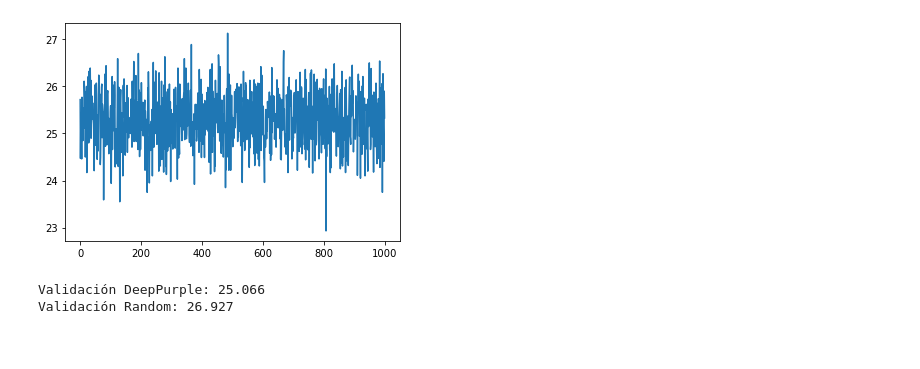
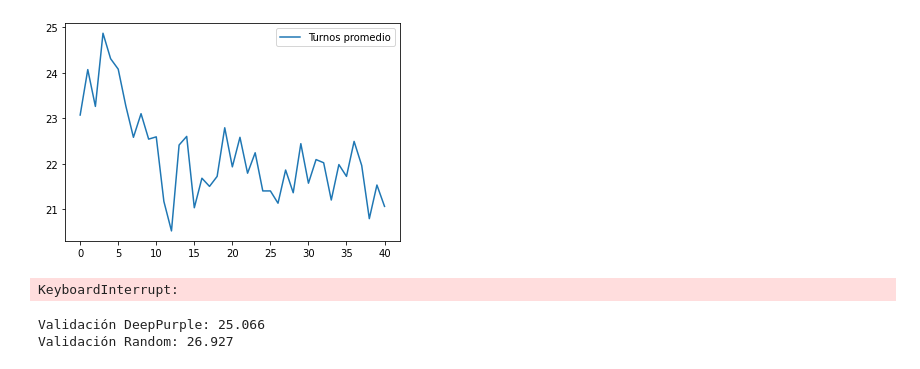
Before and after one commit to IgnacioPardo/TP1_IAN, a Jupyter notebook: training_.ipynb, the cells around one changed output. Cells and saved outputs as stored; diff of their text form; code cells hidden in the pictures.

Commit message:
nuevo agente

```diff
--- a/training_.ipynb
+++ b/training_.ipynb
@@ -1,24 +0,0 @@
-# %%
-# Crear una instancia del ambiente
-import numpy as np
-import matplotlib.pyplot as plt
-from agente import AgenteQLearning
-from ambiente import AmbienteDiezMil
-seed = 42
-np.random.seed(seed)
-
-ambiente = AmbienteDiezMil()
-
-# Crear un agente de Q-learning
-agente = AgenteQLearning(ambiente)
-episodios = 1000
-
-# Entrenar al agente con un número de episodios
-vals = list(agente.entrenar(episodios, validate=True, verbose=True))
-# agente.guardar_politica(f"politica_{episodios}.csv")
-
-if len(vals) > 10:
-    fig, ax = plt.subplots()
-    ax.plot(vals)
-# %% [output]
-[figure, removed]
@@ -25,3 +10,33 @@ if len(vals) > 10:
+# %%
+# Inicialización del gráfico
+plt.ion()  # Activa el modo interactivo
+seed = 42
+np.random.seed(seed)
+
+ambiente = AmbienteDiezMil()
+
+# Crear un agente de Q-learning
+agente = AgenteQLearning(ambiente, alpha=0.001, gamma=0.1, epsilon=0.05)
+episodios = 1000
+epochs = 1000
+
+vals = []
+
+# Entrenar al agente con un número de episodios
+for _ in tqdm(range(epochs)):
+    agente.entrenar(episodios, verbose=False)
+    validador = Validador(ambiente)
+    if _ % 10 == 0:
+        vals.append(validador.validar_politica(agente.q_table2pol(), 100))
+        clear_output(wait=True)
+        plt.plot(vals, label="Turnos promedio")
+        plt.legend()
+        plt.show()
+
+plt.ioff()  # Desactiva el modo interactivo
+# %% [output]
+[figure, added]
+KeyboardInterrupt:
 # %%
 from jugador import JugadorAleatorio
 from template import Validador
```
Also changed, not shown: parts of 1 cell of this notebook, 6 other files.
